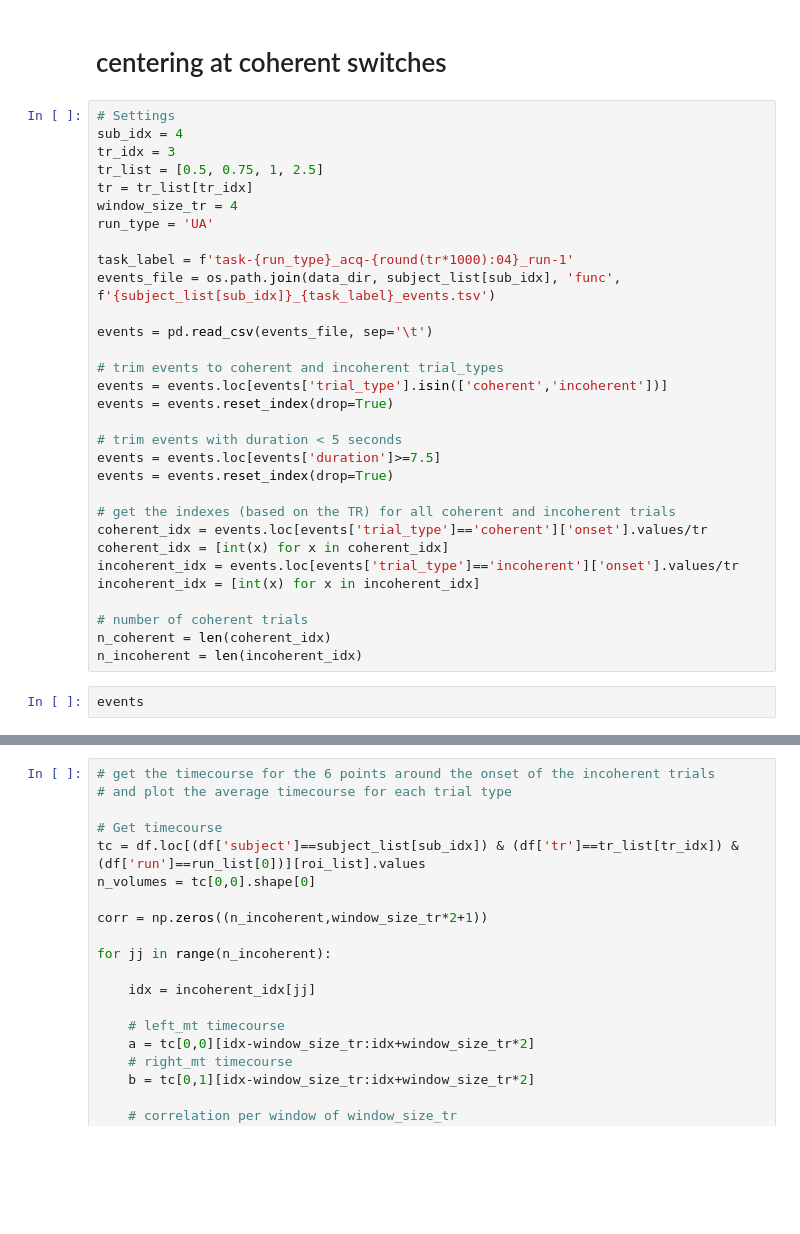
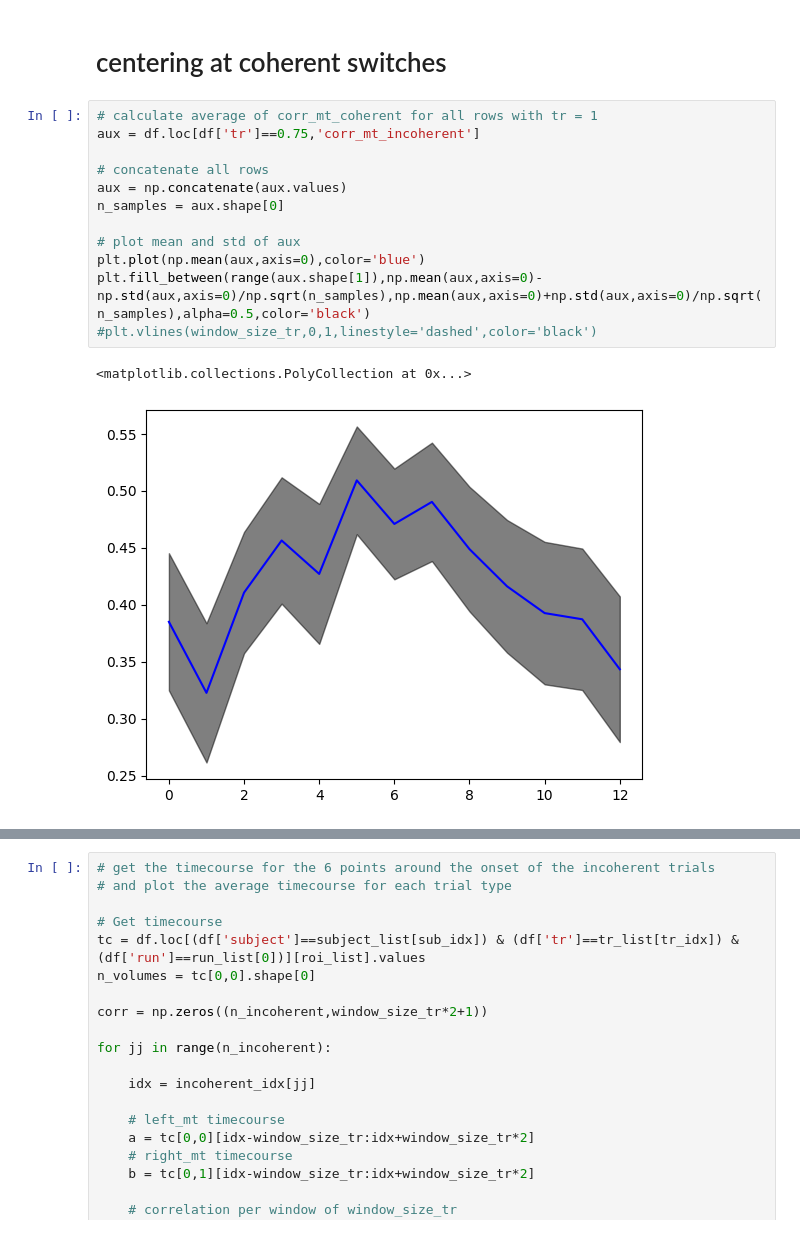
Before and after one commit to CIBIT-UC/vpmbtr, a Jupyter notebook: scripts/step-XX_fc.ipynb, the cells around one changed output, grey strips where cells are left out. Drawn from its saved outputs; the diff is of its cells as text; blank space fills up the shorter version.

```diff
--- a/scripts/step-XX_fc.ipynb
+++ b/scripts/step-XX_fc.ipynb
@@ -100,36 +221,18 @@ fig.suptitle(f"Subject {subject_list[sub_idx]}, TR {tr_list[tr_idx]} s, Window s
 # %% [markdown]
 # centering at coherent switches
-# %%
-# Settings
-sub_idx = 4
-tr_idx = 3
-tr_list = [0.5, 0.75, 1, 2.5]
-tr = tr_list[tr_idx]
-window_size_tr = 4
-run_type = 'UA'
-
-task_label = f'task-{run_type}_acq-{round(tr*1000):04}_run-1'
-events_file = os.path.join(data_dir, subject_list[sub_idx], 'func', f'{subject_list[sub_idx]}_{task_label}_events.tsv')
-
-events = pd.read_csv(events_file, sep='\t')
-
-# trim events to coherent and incoherent trial_types
-events = events.loc[events['trial_type'].isin(['coherent','incoherent'])]
-events = events.reset_index(drop=True)
-
-# trim events with duration < 5 seconds
-events = events.loc[events['duration']>=7.5]
-events = events.reset_index(drop=True)
-
-# get the indexes (based on the TR) for all coherent and incoherent trials
-coherent_idx = events.loc[events['trial_type']=='coherent']['onset'].values/tr
-coherent_idx = [int(x) for x in coherent_idx]
-incoherent_idx = events.loc[events['trial_type']=='incoherent']['onset'].values/tr
-incoherent_idx = [int(x) for x in incoherent_idx]
-
-# number of coherent trials
-n_coherent = len(coherent_idx)
-n_incoherent = len(incoherent_idx)
-# %%
-events
+# %%
+# calculate average of corr_mt_coherent for all rows with tr = 1
+aux = df.loc[df['tr']==0.75,'corr_mt_incoherent']
+
+# concatenate all rows
+aux = np.concatenate(aux.values)
+n_samples = aux.shape[0]
+
+# plot mean and std of aux
+plt.plot(np.mean(aux,axis=0),color='blue')
+plt.fill_between(range(aux.shape[1]),np.mean(aux,axis=0)-np.std(aux,axis=0)/np.sqrt(n_samples),np.mean(aux,axis=0)+np.std(aux,axis=0)/np.sqrt(n_samples),alpha=0.5,color='black')
+#plt.vlines(window_size_tr,0,1,linestyle='dashed',color='black')
+# %% [output]
+<matplotlib.collections.PolyCollection at 0x...>
+[figure, added]
 # %%
```
Also changed, not shown: parts of 5 cells of this notebook.
